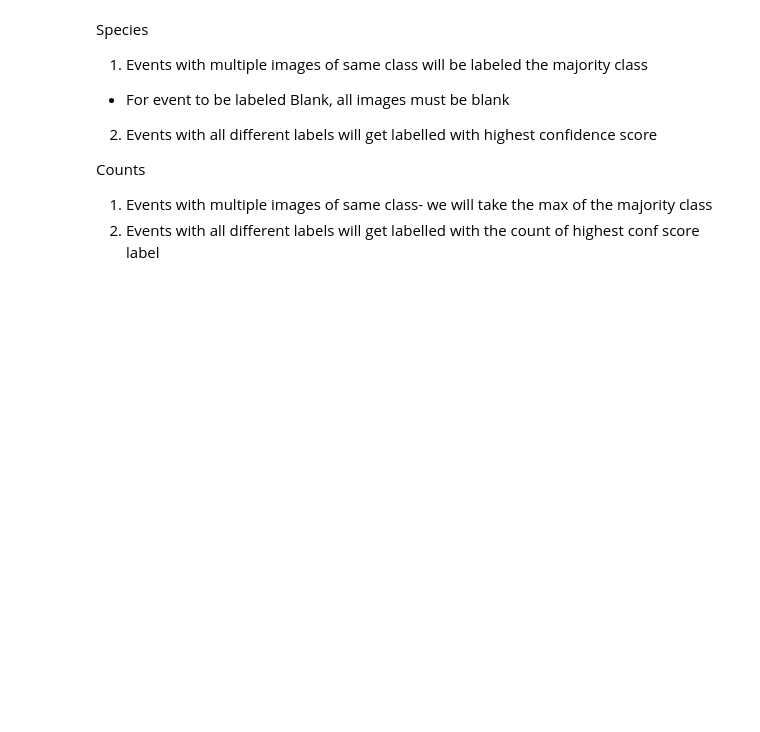
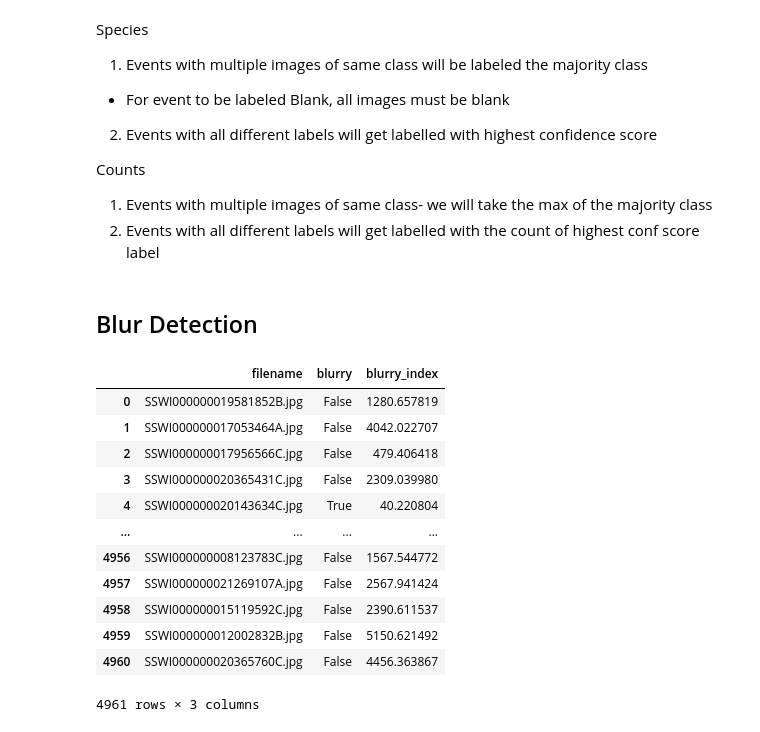
Before and after one commit to jroshanucb/capstone, a Jupyter notebook: ensemble/Yolo Predictions.ipynb, the cells around one changed output. Saved outputs shown, nothing was run; the diff lists cells and outputs as text; code cells hidden in the pictures; blank space fills up the shorter version.

```diff
--- a/ensemble/Yolo Predictions.ipynb
+++ b/ensemble/Yolo Predictions.ipynb
@@ -214,2 +414,4 @@ ensemble_result_metrics = pd.merge(truth_file_no_other, ensemble_pred_df,
          how = 'left',
          on = ['event_id'])
+# %% [markdown]
+## Blur Detection
@@ -215,0 +474,16 @@ ensemble_result_metrics = pd.merge(truth_file_no_other, ensemble_pred_df,
+# %%
+df
+# %% [output]
+|  | filename | blurry | blurry_index |
+| 0 | SSWI000000019581852B.jpg | False | 1280.657819 |
+| 1 | SSWI000000017053464A.jpg | False | 4042.022707 |
+| 2 | SSWI000000017956566C.jpg | False | 479.406418 |
+| 3 | SSWI000000020365431C.jpg | False | 2309.039980 |
+| 4 | SSWI000000020143634C.jpg | True | 40.220804 |
+| ... | ... | ... | ... |
+| 4956 | SSWI000000008123783C.jpg | False | 1567.544772 |
+| 4957 | SSWI000000021269107A.jpg | False | 2567.941424 |
+| 4958 | SSWI000000015119592C.jpg | False | 2390.611537 |
+| 4959 | SSWI000000012002832B.jpg | False | 5150.621492 |
+| 4960 | SSWI000000020365760C.jpg | False | 4456.363867 |
+4961 rows × 3 columns
```
Also changed, not shown: parts of 21 cells of this notebook, 15 other files.
